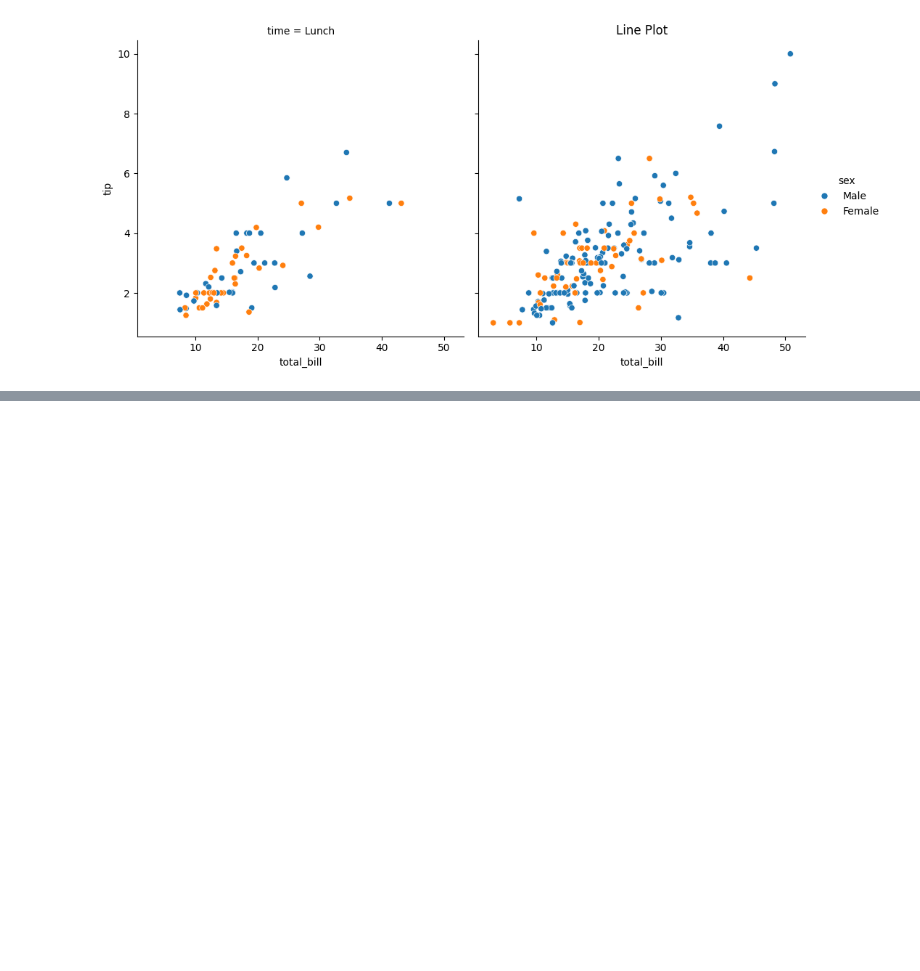
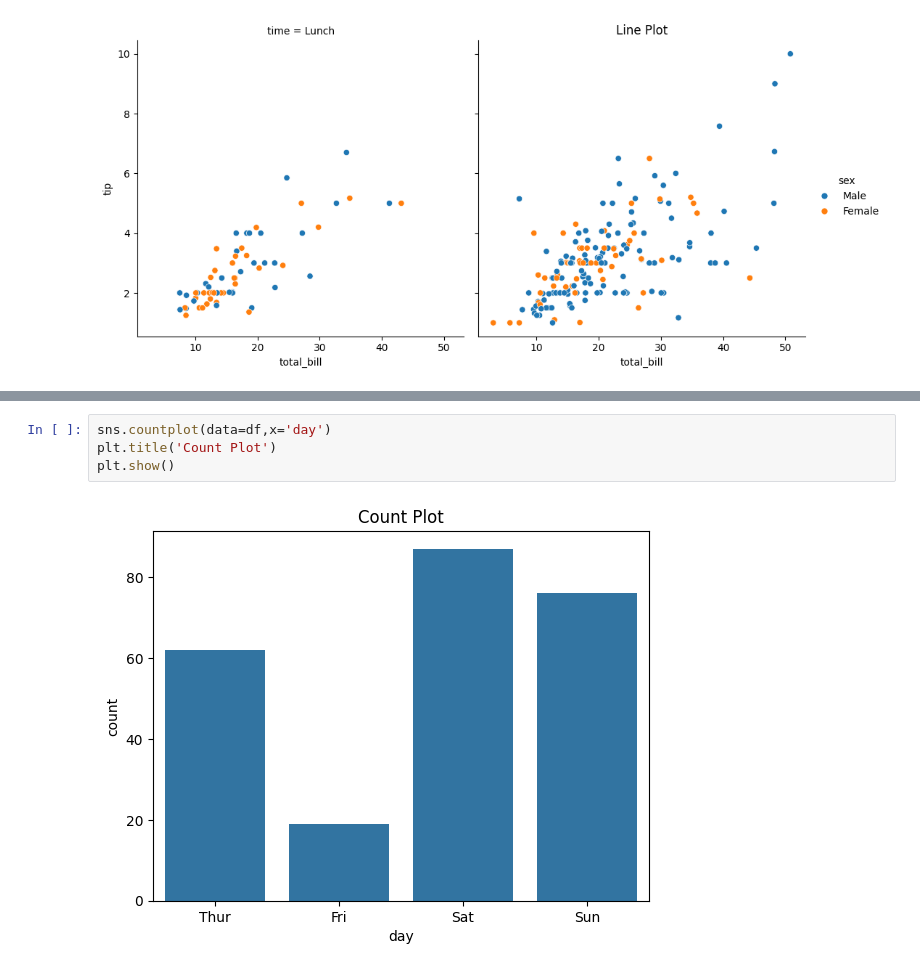
Before and after one commit to bharathkatakam16-sys/colab-notebook-practice, a Jupyter notebook: 27th_Nov.ipynb, the cells around one changed output, grey strips where cells are left out. Saved outputs shown, nothing was run; the diff lists cells and outputs as text; blank space fills up the shorter version.

```diff
--- a/27th_Nov.ipynb
+++ b/27th_Nov.ipynb
@@ -89,0 +105,6 @@ plt.show()
+# %%
+sns.countplot(data=df,x='day')
+plt.title('Count Plot')
+plt.show()
+# %% [output]
+[figure, added]
```
Also changed, not shown: parts of 5 cells of this notebook.
